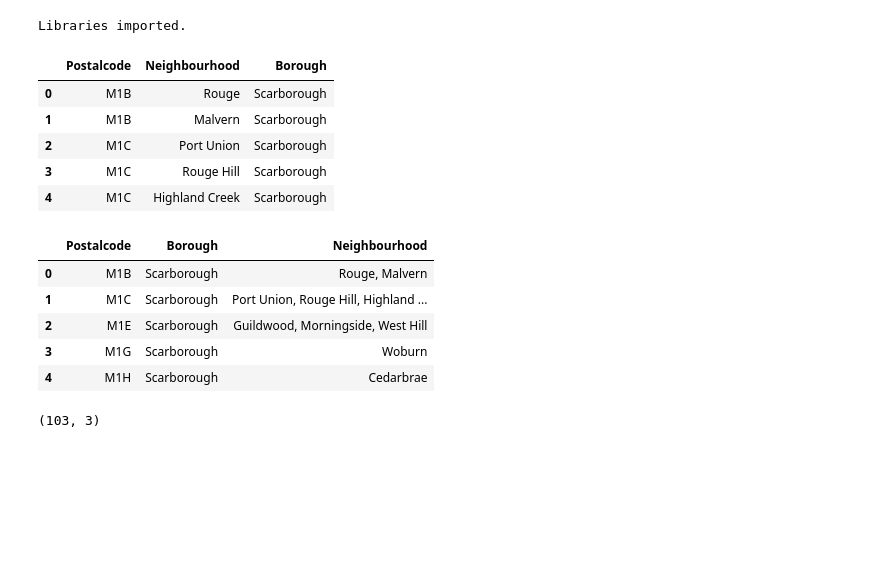
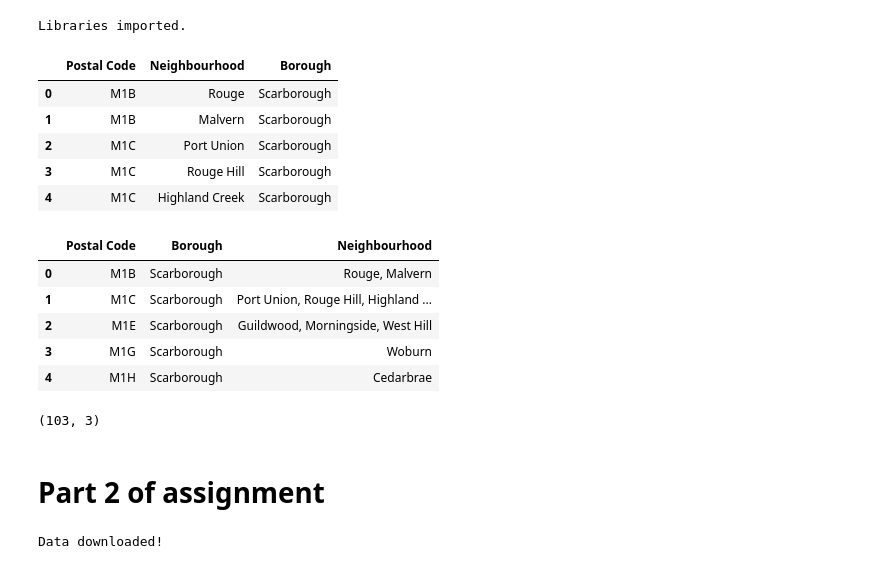
Before and after one commit to bjarkirunars/Coursera_Capstone, a Jupyter notebook: courseraCapstone.ipynb, the cells around one changed output. Cells and saved outputs as stored; diff of their text form; code cells hidden in the pictures; blank space fills up the shorter version.

```diff
--- a/courseraCapstone.ipynb
+++ b/courseraCapstone.ipynb
@@ -57,7 +57,7 @@ for tr in data.find_all('tr'):
         listOfEvt.append(td.text.rstrip())
 # %%
 # Table is postcode, borough, neighbourhood but assignment is as follows
-column_names = ['Postalcode', 'Neighbourhood', 'Borough']
+column_names = ['Postal Code', 'Neighbourhood', 'Borough']
 
 # Instantiate the dataframe
 neighborhoods = pd.DataFrame(columns=column_names)
@@ -81,15 +81,15 @@ for i in range(0,len(listOfEvt),3):
         # add to dataframe
         neighborhoods = neighborhoods.append({'Borough': borough,
                                           'Neighbourhood': neighborhood_name,
-                                          'Postalcode': postcode}, ignore_index=True)
+                                          'Postal Code': postcode}, ignore_index=True)
 # %%
 # Sort by postal code
-neighborhoods.sort_values(['Postalcode'], inplace=True)
+neighborhoods.sort_values(['Postal Code'], inplace=True)
 neighborhoods = neighborhoods.reset_index()
 neighborhoods.drop(['index'], axis=1, inplace=True)
 neighborhoods.head()
 # %% [output]
-|  | Postalcode | Neighbourhood | Borough |
+|  | Postal Code | Neighbourhood | Borough |
 | 0 | M1B | Rouge | Scarborough |
 | 1 | M1B | Malvern | Scarborough |
 | 2 | M1C | Port Union | Scarborough |
@@ -97,10 +97,10 @@ neighborhoods.head()
 | 4 | M1C | Highland Creek | Scarborough |
 # %%
 # Categorize dataframe by postalcode
-df = neighborhoods.groupby(['Postalcode', 'Borough'])['Neighbourhood'].apply(', '.join).reset_index()
+df = neighborhoods.groupby(['Postal Code', 'Borough'])['Neighbourhood'].apply(', '.join).reset_index()
 df.head()
 # %% [output]
-|  | Postalcode | Borough | Neighbourhood |
+|  | Postal Code | Borough | Neighbourhood |
 | 0 | M1B | Scarborough | Rouge, Malvern |
 | 1 | M1C | Scarborough | Port Union, Rouge Hill, Highland ... |
 | 2 | M1E | Scarborough | Guildwood, Morningside, West Hill |
@@ -111,3 +111,11 @@ df.head()
 df.shape
 # %% [output]
 (103, 3)
+# %% [markdown]
+# Part 2 of assignment
+# %%
+# Longitude / Latitude file in case geocoder does not work
+!wget -q -O 'Geospatial_Coordinates.csv' https://cocl.us/Geospatial_data
+print('Data downloaded!')
+# %% [output]
+Data downloaded!
```
Also changed, not shown: parts of 20 cells of this notebook.
